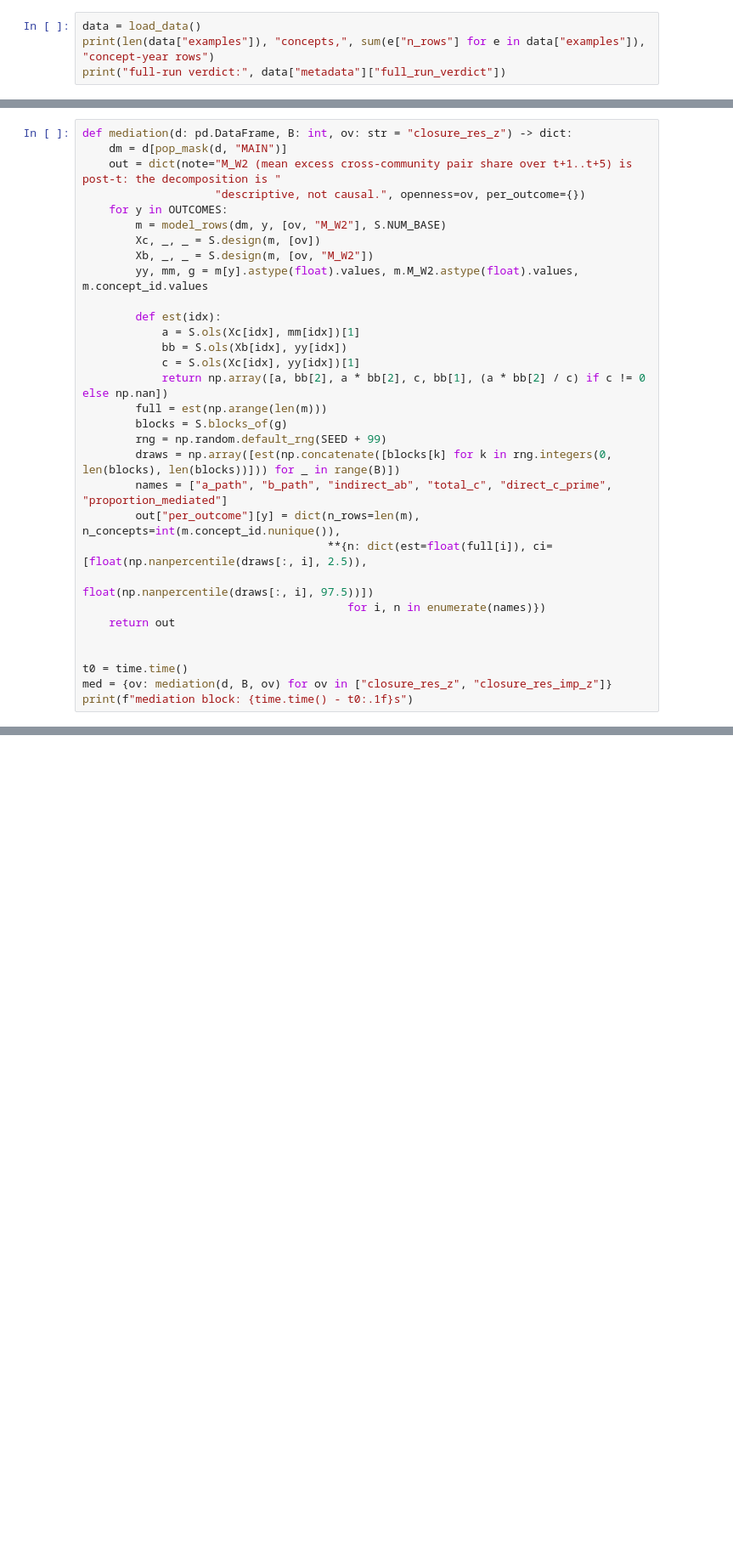
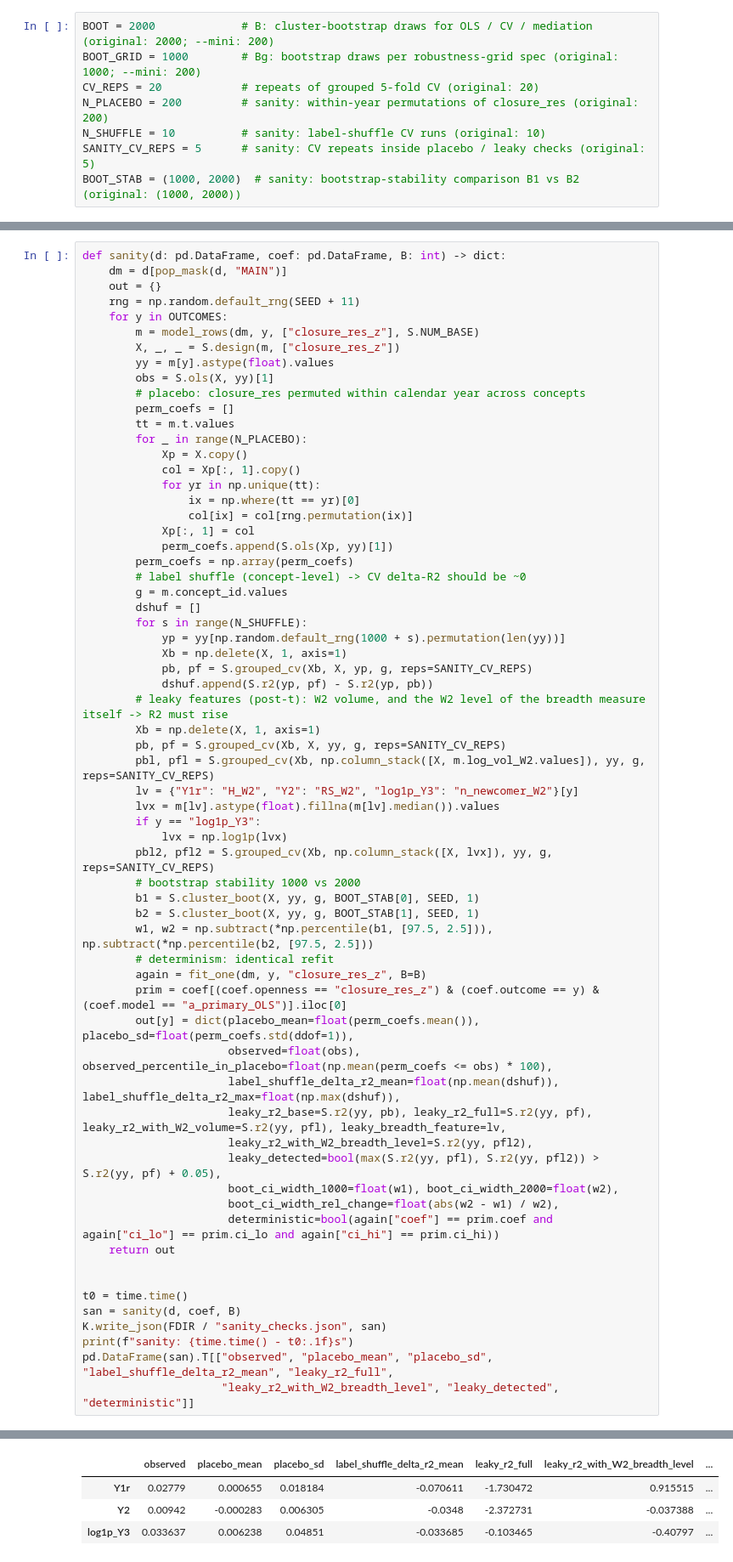
Before and after one commit to ai-inventor-papers/ai-invention-8892b7-occupancy-is-not-integration-for-new, a Jupyter notebook: round-3/experiment-6/demo/method_code_demo.ipynb, the cells around one changed output, grey strips where cells are left out. Shown at 85% size. Cells and saved outputs as stored; diff of their text form; blank space fills up the shorter version.

```diff
--- a/round-3/experiment-6/demo/method_code_demo.ipynb
+++ b/round-3/experiment-6/demo/method_code_demo.ipynb
@@ -80,4 +107,8 @@ def load_data():
 # %%
-data = load_data()
-print(len(data["examples"]), "concepts,", sum(e["n_rows"] for e in data["examples"]), "concept-year rows")
-print("full-run verdict:", data["metadata"]["full_run_verdict"])
+BOOT = 2000             # B: cluster-bootstrap draws for OLS / CV / mediation (original: 2000; --mini: 200)
+BOOT_GRID = 1000        # Bg: bootstrap draws per robustness-grid spec (original: 1000; --mini: 200)
+CV_REPS = 20            # repeats of grouped 5-fold CV (original: 20)
+N_PLACEBO = 200         # sanity: within-year permutations of closure_res (original: 200)
+N_SHUFFLE = 10          # sanity: label-shuffle CV runs (original: 10)
+SANITY_CV_REPS = 5      # sanity: CV repeats inside placebo / leaky checks (original: 5)
+BOOT_STAB = (1000, 2000)  # sanity: bootstrap-stability comparison B1 vs B2 (original: (1000, 2000))
@@ -628,32 +874,65 @@ All CIs come from the concept bootstrap. M_W2 is measured after *t*, so this dec
 # %%
-def mediation(d: pd.DataFrame, B: int, ov: str = "closure_res_z") -> dict:
+def sanity(d: pd.DataFrame, coef: pd.DataFrame, B: int) -> dict:
     dm = d[pop_mask(d, "MAIN")]
-    out = dict(note="M_W2 (mean excess cross-community pair share over t+1..t+5) is post-t: the decomposition is "
-                    "descriptive, not causal.", openness=ov, per_outcome={})
+    out = {}
+    rng = np.random.default_rng(SEED + 11)
     for y in OUTCOMES:
-        m = model_rows(dm, y, [ov, "M_W2"], S.NUM_BASE)
-        Xc, _, _ = S.design(m, [ov])
-        Xb, _, _ = S.design(m, [ov, "M_W2"])
-        yy, mm, g = m[y].astype(float).values, m.M_W2.astype(float).values, m.concept_id.values
-
-        def est(idx):
-            a = S.ols(Xc[idx], mm[idx])[1]
-            bb = S.ols(Xb[idx], yy[idx])
-            c = S.ols(Xc[idx], yy[idx])[1]
-            return np.array([a, bb[2], a * bb[2], c, bb[1], (a * bb[2] / c) if c != 0 else np.nan])
-        full = est(np.arange(len(m)))
-        blocks = S.blocks_of(g)
-        rng = np.random.default_rng(SEED + 99)
-        draws = np.array([est(np.concatenate([blocks[k] for k in rng.integers(0, len(blocks), len(blocks))])) for _ in range(B)])
-        names = ["a_path", "b_path", "indirect_ab", "total_c", "direct_c_prime", "proportion_mediated"]
-        out["per_outcome"][y] = dict(n_rows=len(m), n_concepts=int(m.concept_id.nunique()),
-                                     **{n: dict(est=float(full[i]), ci=[float(np.nanpercentile(draws[:, i], 2.5)),
-                                                                        float(np.nanpercentile(draws[:, i], 97.5))])
-                                        for i, n in enumerate(names)})
+        m = model_rows(dm, y, ["closure_res_z"], S.NUM_BASE)
+        X, _, _ = S.design(m, ["closure_res_z"])
+        yy = m[y].astype(float).values
+        obs = S.ols(X, yy)[1]
+        # placebo: closure_res permuted within calendar year across concepts
+        perm_coefs = []
+        tt = m.t.values
+        for _ in range(N_PLACEBO):
+            Xp = X.copy()
+            col = Xp[:, 1].copy()
+            for yr in np.unique(tt):
+                ix = np.where(tt == yr)[0]
+                col[ix] = col[rng.permutation(ix)]
+            Xp[:, 1] = col
+            perm_coefs.append(S.ols(Xp, yy)[1])
+        perm_coefs = np.array(perm_coefs)
+        # label shuffle (concept-level) -> CV delta-R2 should be ~0
+        g = m.concept_id.values
+        dshuf = []
+        for s in range(N_SHUFFLE):
+            yp = yy[np.random.default_rng(1000 + s).permutation(len(yy))]
+            Xb = np.delete(X, 1, axis=1)
+            pb, pf = S.grouped_cv(Xb, X, yp, g, reps=SANITY_CV_REPS)
+            dshuf.append(S.r2(yp, pf) - S.r2(yp, pb))
+        # leaky features (post-t): W2 volume, and the W2 level of the breadth measure itself -> R2 must rise
+        Xb = np.delete(X, 1, axis=1)
+        pb, pf = S.grouped_cv(Xb, X, yy, g, reps=SANITY_CV_REPS)
+        pbl, pfl = S.grouped_cv(Xb, np.column_stack([X, m.log_vol_W2.values]), yy, g, reps=SANITY_CV_REPS)
+        lv = {"Y1r": "H_W2", "Y2": "RS_W2", "log1p_Y3": "n_newcomer_W2"}[y]
+        lvx = m[lv].astype(float).fillna(m[lv].median()).values
+        if y == "log1p_Y3":
+            lvx = np.log1p(lvx)
+        pbl2, pfl2 = S.grouped_cv(Xb, np.column_stack([X, lvx]), yy, g, reps=SANITY_CV_REPS)
+        # bootstrap stability 1000 vs 2000
+        b1 = S.cluster_boot(X, yy, g, BOOT_STAB[0], SEED, 1)
+        b2 = S.cluster_boot(X, yy, g, BOOT_STAB[1], SEED, 1)
+        w1, w2 = np.subtract(*np.percentile(b1, [97.5, 2.5])), np.subtract(*np.percentile(b2, [97.5, 2.5]))
+        # determinism: identical refit
+        again = fit_one(dm, y, "closure_res_z", B=B)
+        prim = coef[(coef.openness == "closure_res_z") & (coef.outcome == y) & (coef.model == "a_primary_OLS")].iloc[0]
+        out[y] = dict(placebo_mean=float(perm_coefs.mean()), placebo_sd=float(perm_coefs.std(ddof=1)),
+                      observed=float(obs), observed_percentile_in_placebo=float(np.mean(perm_coefs <= obs) * 100),
+                      label_shuffle_delta_r2_mean=float(np.mean(dshuf)), label_shuffle_delta_r2_max=float(np.max(dshuf)),
+                      leaky_r2_base=S.r2(yy, pb), leaky_r2_full=S.r2(yy, pf), leaky_r2_with_W2_volume=S.r2(yy, pfl), leaky_breadth_feature=lv,
+                      leaky_r2_with_W2_breadth_level=S.r2(yy, pfl2),
+                      leaky_detected=bool(max(S.r2(yy, pfl), S.r2(yy, pfl2)) > S.r2(yy, pf) + 0.05),
+                      boot_ci_width_1000=float(w1), boot_ci_width_2000=float(w2),
+                      boot_ci_width_rel_change=float(abs(w2 - w1) / w2),
+                      deterministic=bool(again["coef"] == prim.coef and again["ci_lo"] == prim.ci_lo and again["ci_hi"] == prim.ci_hi))
     return out
 
 
 t0 = time.time()
-med = {ov: mediation(d, B, ov) for ov in ["closure_res_z", "closure_res_imp_z"]}
-print(f"mediation block: {time.time() - t0:.1f}s")
+san = sanity(d, coef, B)
+K.write_json(FDIR / "sanity_checks.json", san)
+print(f"sanity: {time.time() - t0:.1f}s")
+pd.DataFrame(san).T[["observed", "placebo_mean", "placebo_sd", "label_shuffle_delta_r2_mean", "leaky_r2_full",
+                     "leaky_r2_with_W2_breadth_level", "leaky_detected", "deterministic"]]
 # %% [output]
@@ -661 +940,5 @@ mediation block: 6.3s
+|  | observed | placebo_mean | placebo_sd | label_shuffle_delta_r2_mean | leaky_r2_full | leaky_r2_with_W2_breadth_level | ... |
+| Y1r | 0.02779 | 0.000655 | 0.018184 | -0.070611 | -1.730472 | 0.915515 | ... |
+| Y2 | 0.00942 | -0.000283 | 0.006305 | -0.0348 | -2.372731 | -0.037388 | ... |
+| log1p_Y3 | 0.033637 | 0.006238 | 0.04851 | -0.033685 | -0.103465 | -0.40797 | ... |
 # %% [markdown]
```
Also changed, not shown: parts of 38 cells of this notebook, 1 other file.
